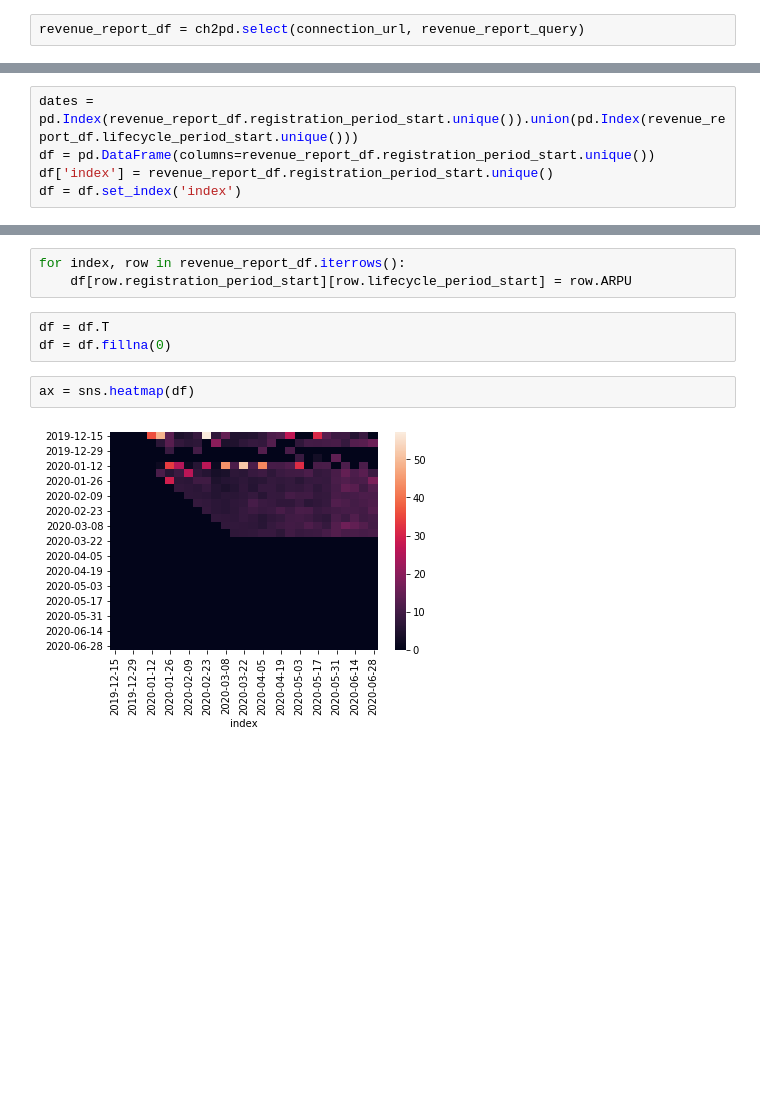
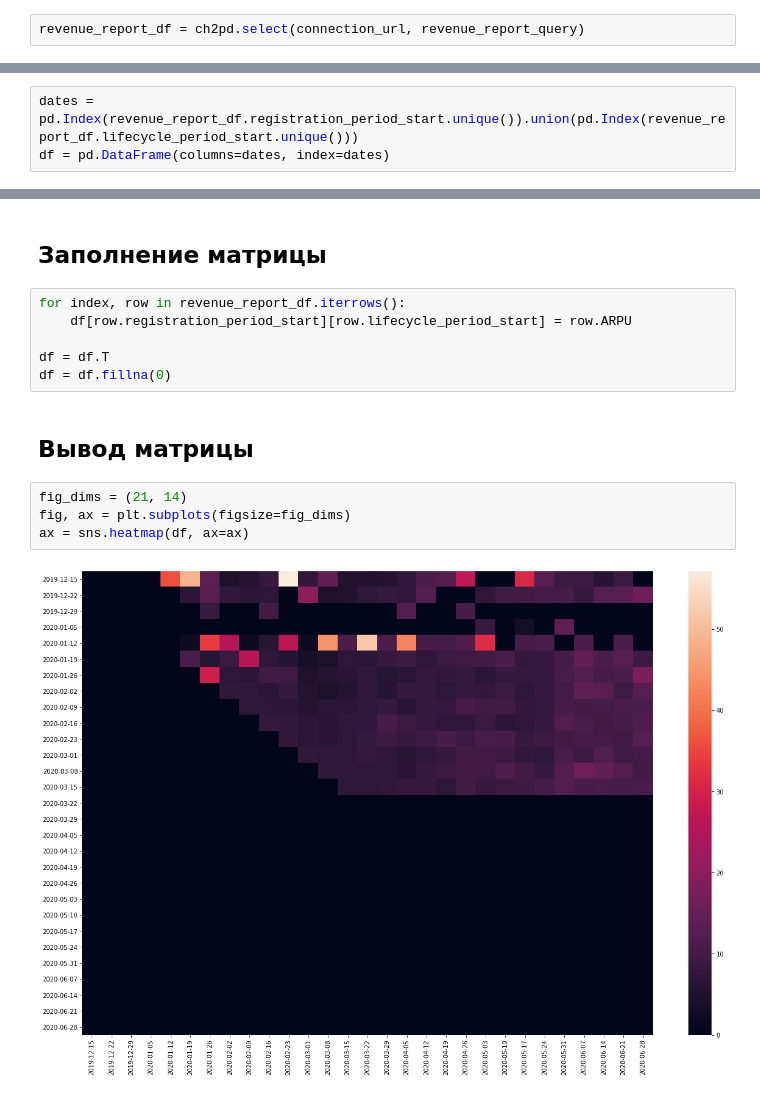
Before and after one commit to Evelinius/app-quantum-test, a Jupyter notebook: Untitled2.ipynb, the cells around one changed output, grey strips where cells are left out. Drawn from its saved outputs; the diff is of its cells as text; blank space fills up the shorter version.

```diff
--- a/Untitled2.ipynb
+++ b/Untitled2.ipynb
@@ -62,5 +53,3 @@ revenue_report_df
 # %%
 dates = pd.Index(revenue_report_df.registration_period_start.unique()).union(pd.Index(revenue_report_df.lifecycle_period_start.unique()))
-df = pd.DataFrame(columns=revenue_report_df.registration_period_start.unique())
-df['index'] = revenue_report_df.registration_period_start.unique()
-df = df.set_index('index')
+df = pd.DataFrame(columns=dates, index=dates)
@@ -97,10 +56,16 @@ df
+# %% [markdown]
+## Заполнение матрицы
 # %%
 for index, row in revenue_report_df.iterrows():
     df[row.registration_period_start][row.lifecycle_period_start] = row.ARPU
+
+df = df.T
+df = df.fillna(0)
-# %%
-df = df.T
-df = df.fillna(0)
-# %%
-ax = sns.heatmap(df)
-# %% [output]
-[figure, removed]
+# %% [markdown]
+## Вывод матрицы
+# %%
+fig_dims = (21, 14)
+fig, ax = plt.subplots(figsize=fig_dims)
+ax = sns.heatmap(df, ax=ax)
+# %% [output]
+[figure, added]
```
Also changed, not shown: parts of 23 cells of this notebook.
